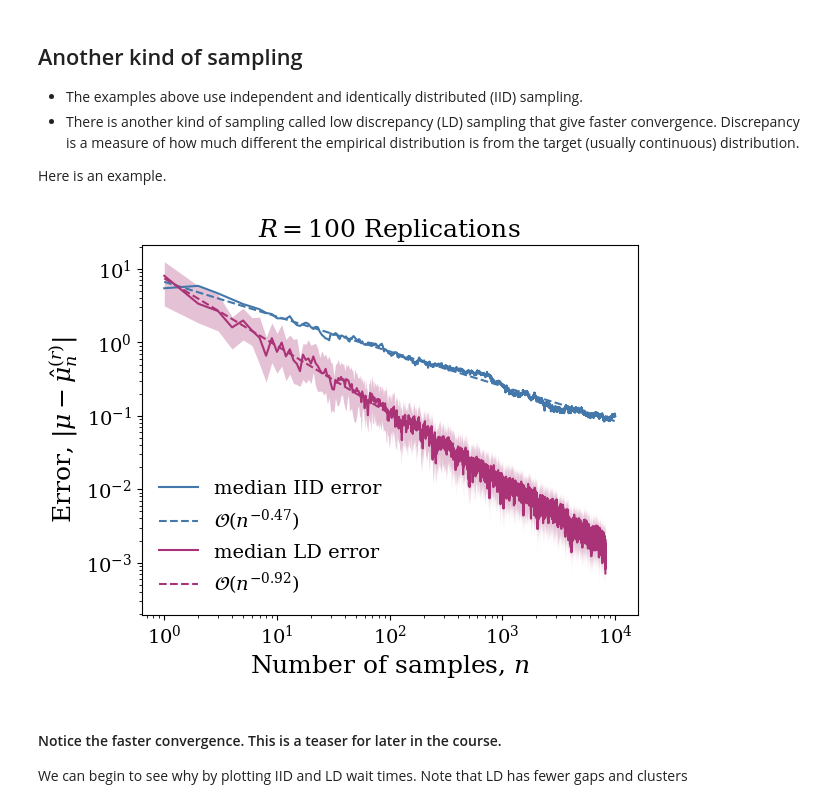
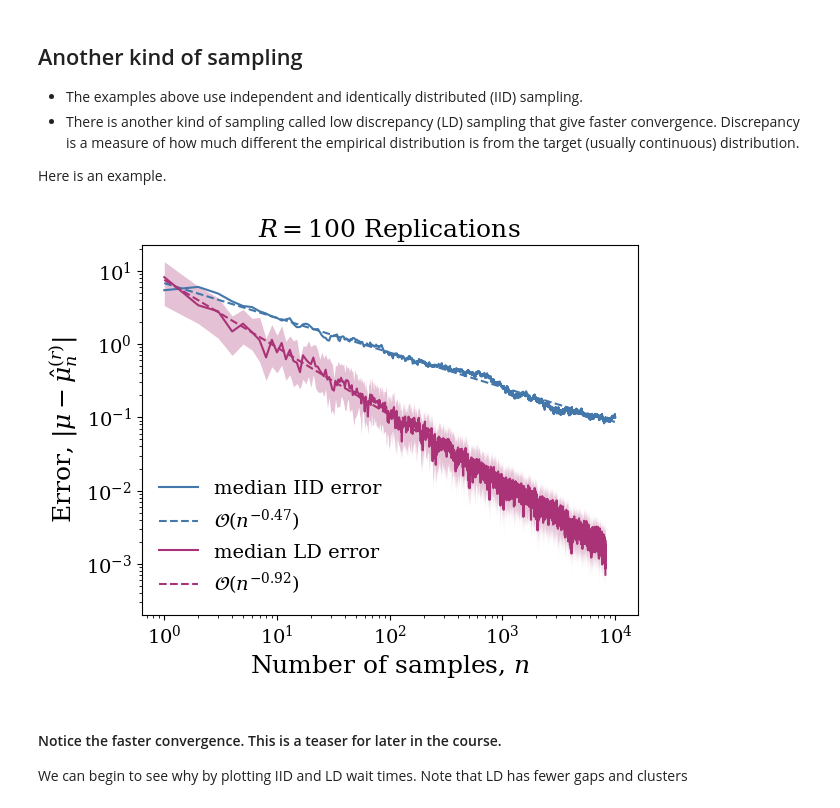
Before and after one commit to QMCSoftware/MATH565Fall2025, a Jupyter notebook: notebooks/AreWeThereYetSciPyWrapper.ipynb, the cells around one changed output. Drawn from its saved outputs; the diff is of its cells as text; code cells hidden in the pictures.

```diff
--- a/notebooks/AreWeThereYetSciPyWrapper.ipynb
+++ b/notebooks/AreWeThereYetSciPyWrapper.ipynb
@@ -96,16 +96,11 @@ W1 = stats.uniform(loc=0, scale=wait_L_time)  #this is the waiting time for the
 # --- W2: Zero-inflated Exponential ---
 # Since scipy does not have a zero-inflated exponential we define it with the help of ChatGPT
 #   This involves defining the CDF, PPF, mean and standard deviation
-from classlib.distributions import make_zie
+
 # Set the parameters for our taxi waiting time
-W2 = make_zie(p_zero=taxi_now, mean_pos = taxi_wait_avg)  #the rate is one over the mean
 
-class PPFOnly:
-    def __init__(self, dist):
-        self.dist = dist
 
-    def ppf(self, u):
-        return self.dist.ppf(u)
+W2 = stats.expon(scale = taxi_wait_avg)
 # %% [markdown]
 ### Compute the true (population) mean travel time
 # %%
@@ -217,7 +210,7 @@ R = 100 #number of replications
 IID_sampler_R = IIDStdUniform(dimension=2, replications=R, seed=7)
 true_measure_IID_R = SciPyWrapper(
     sampler=IID_sampler_R,
-    scipy_distribs=[W1, W2_ppf_only],
+    scipy_distribs=[W1, W2],
 )
 
 W_R_samples = true_measure_IID_R(n_max)
@@ -463,37 +456,37 @@ n_LD_range = np.arange(1, n_LD_max+1)
 LD_sampler_R = DigitalNetB2(dimension=2, replications=R, seed=7)
 true_measure_LD_R = SciPyWrapper(
     sampler=LD_sampler_R,
-    scipy_distribs=[W1, W2_ppf_only],
+    scipy_distribs=[W1, W2],
 )
 
 W_LD_R_samples = true_measure_LD_R(n_LD_max)
 
 W1_LD_R_samples = W_LD_R_samples[:, :, 0] # R replications of samples of waiting times for the 'L'
 W2_LD_R_samples = W_LD_R_samples[:, :, 1] # R replications of samples of waiting times for the taxi
 
 T_LD_R_samples = T0 + W1_LD_R_samples + W2_LD_R_samples #generate R replications of samples of total travel time
 
 sample_mean_T_LD_R_reps = (
     np.cumsum(T_LD_R_samples, axis=1) / n_LD_range
 ) # compute the travel time sample means for all R replications
 
 error_sample_mean_T_LD = np.abs(true_mean_T - sample_mean_T_LD_R_reps) # errors
 
 err_LD_bot = np.percentile(error_sample_mean_T_LD, bot_per, axis=0)
 err_LD_med = np.percentile(error_sample_mean_T_LD, 50, axis=0)
 err_LD_top = np.percentile(error_sample_mean_T_LD, top_per, axis=0)
 fig, ax = plt.subplots()
 ax.loglog(nrange,err_med, '-', color = colors["blue"], label="median IID error")
 nb.plot_log_trend_line(ax,nrange,err_med,color=colors["blue"])
 ax.loglog(n_LD_range,err_LD_med, '-', color = colors["purple"], label="median LD error")
 nb.plot_log_trend_line(ax,n_LD_range,err_LD_med,color=colors["purple"])
 ax.fill_between(n_LD_range, err_LD_bot, err_LD_top, color = colors["purple"],alpha = 0.3, linewidth = 0)
 ax.set_xlabel(r"Number of samples, $n$")
 ax.set_ylabel(r"Error, $| \mu - \hat{\mu}^{(r)}_n |$")
 ax.set_title(f"$R = {R}$ Replications")
 plt.legend(frameon=False);
 # %% [output]
-[figure, old version]
+[figure, new version]
 # %% [markdown]
 #### Notice the faster convergence. This is a teaser for later in the course.
 
```
Also changed, not shown: parts of 10 cells of this notebook.
